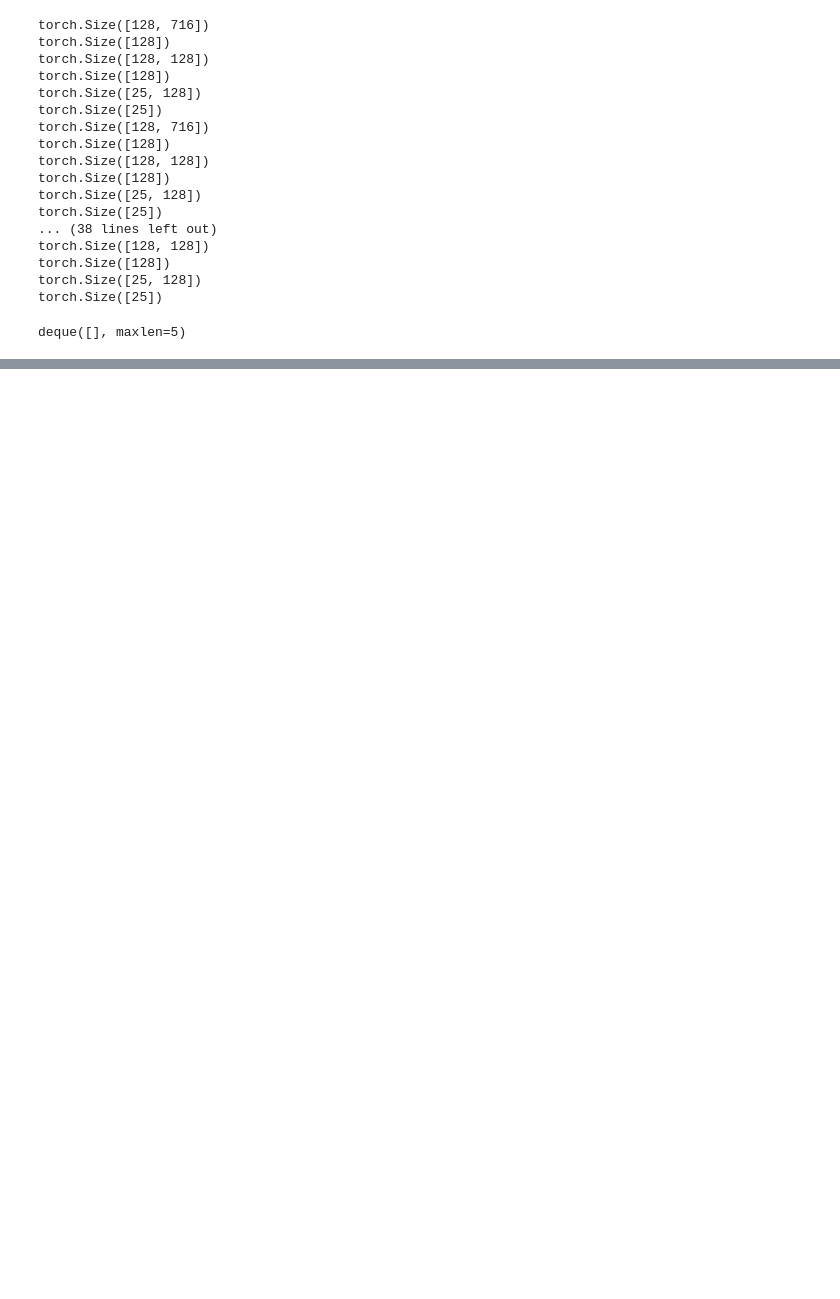
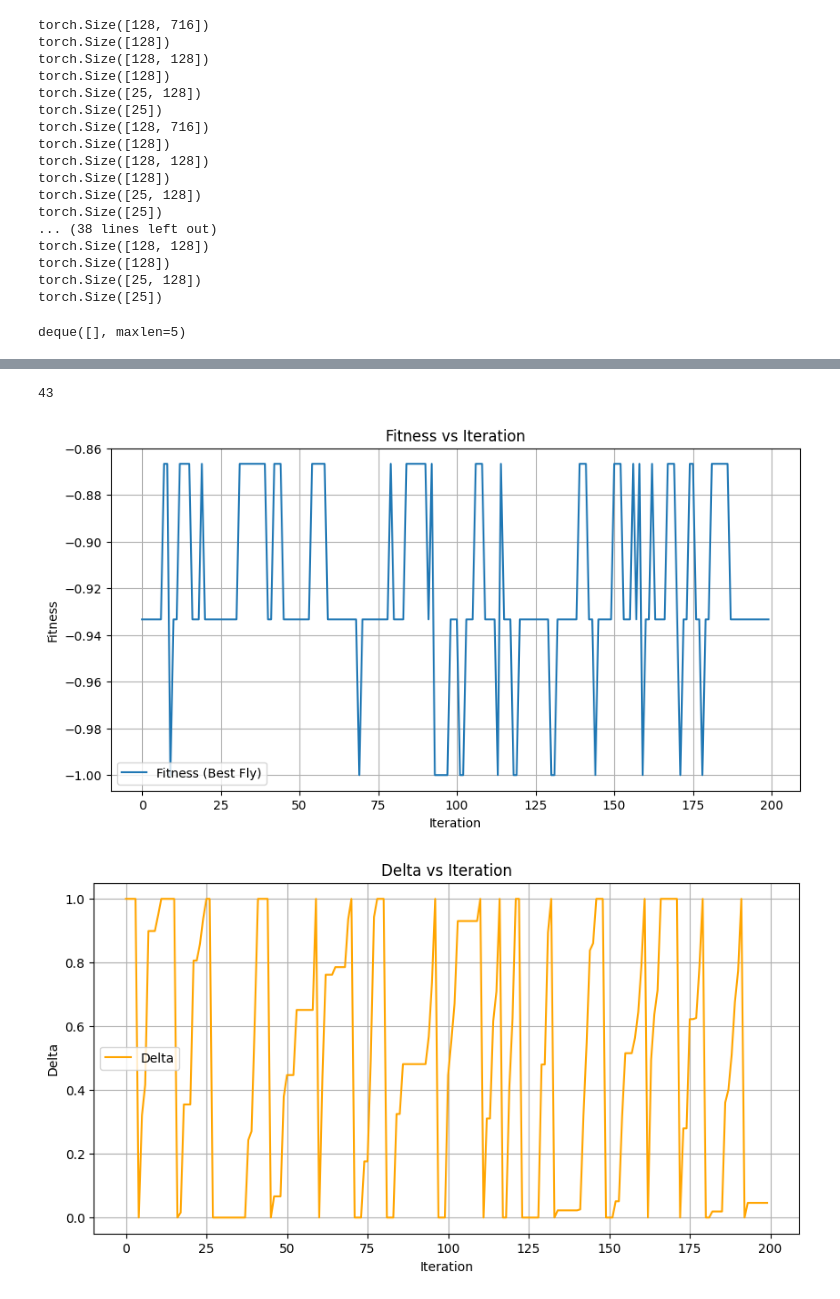
Before and after one commit to JDUJordan/Neuroevolution_DQN_ICUSepsis, a Jupyter notebook: src/Mycode/DFO_v3_adaptiveDelta.ipynb, the cells around one changed output, grey strips where cells are left out. Drawn from its saved outputs; the diff is of its cells as text; code cells hidden in the pictures; blank space fills up the shorter version.

```diff
--- a/src/Mycode/DFO_v3_adaptiveDelta.ipynb
+++ b/src/Mycode/DFO_v3_adaptiveDelta.ipynb
@@ -438,3 +388,6 @@ AttributeError: module 'numpy' has no attribute 'mode'
+# %%
+fitness_history=[]
+delta_history=[]
 # %%
 def DFO(start_flies):
     """
@@ -525,0 +521,30 @@ np.save('realbest_fly_weights.npy', newweihgts)
+# %%
+len(fitness_history)
+# %% [output]
+43
+# %%
+# Plot results after all iterations
+import matplotlib.pyplot as plt
+
+# Plot fitness[s]
+plt.figure(figsize=(10, 5))
+plt.plot(fitness_history, label="Fitness (Best Fly)")
+plt.xlabel("Iteration")
+plt.ylabel("Fitness")
+plt.title("Fitness vs Iteration")
+plt.legend()
+plt.grid()
+
+# Plot delta
+plt.figure(figsize=(10, 5))
+plt.plot(delta_history, label="Delta", color='orange')
+plt.xlabel("Iteration")
+plt.ylabel("Delta")
+plt.title("Delta vs Iteration")
+plt.legend()
+plt.grid()
+
+plt.show()
+# %% [output]
+[figure, added]
+[figure, added]
```
Also changed, not shown: parts of 14 cells of this notebook, 6 other files.
